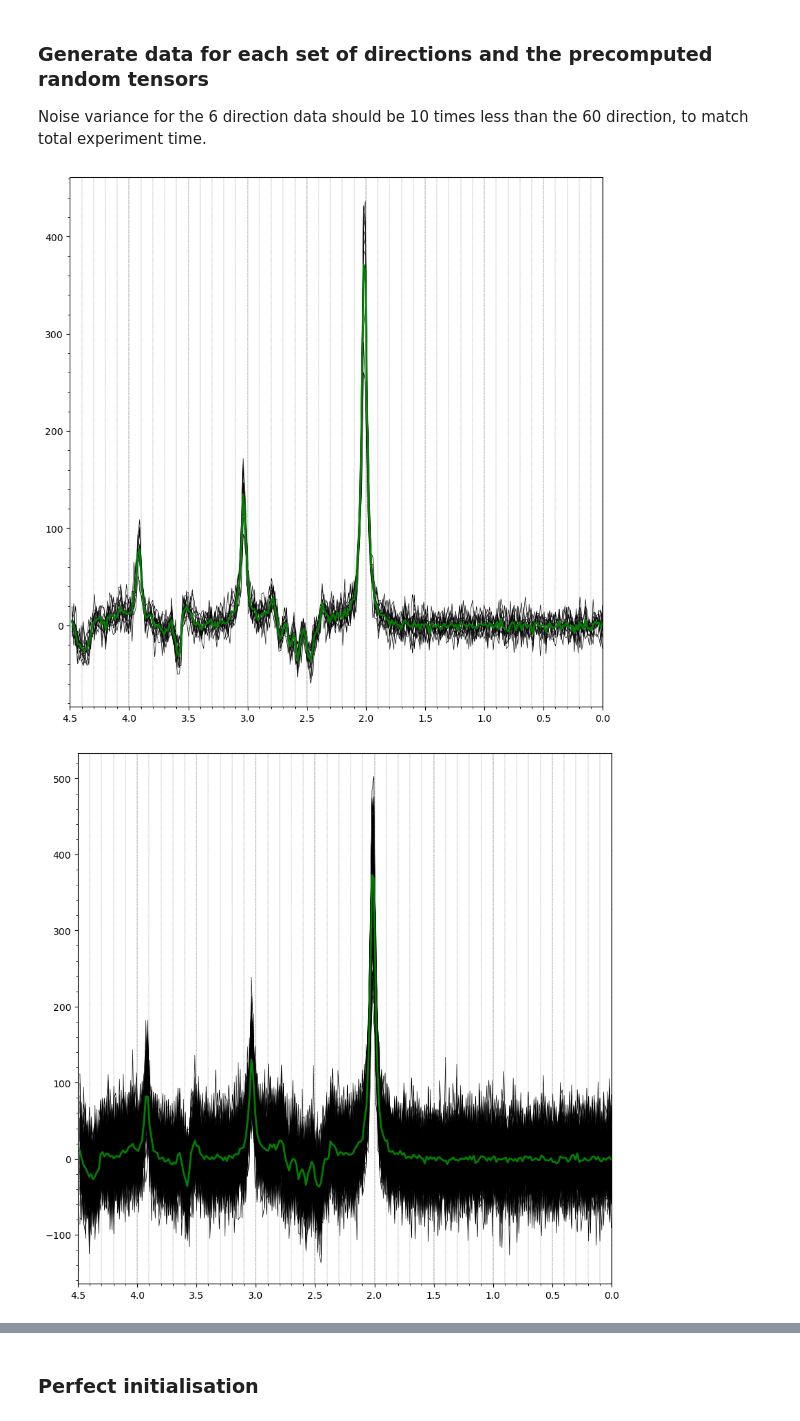
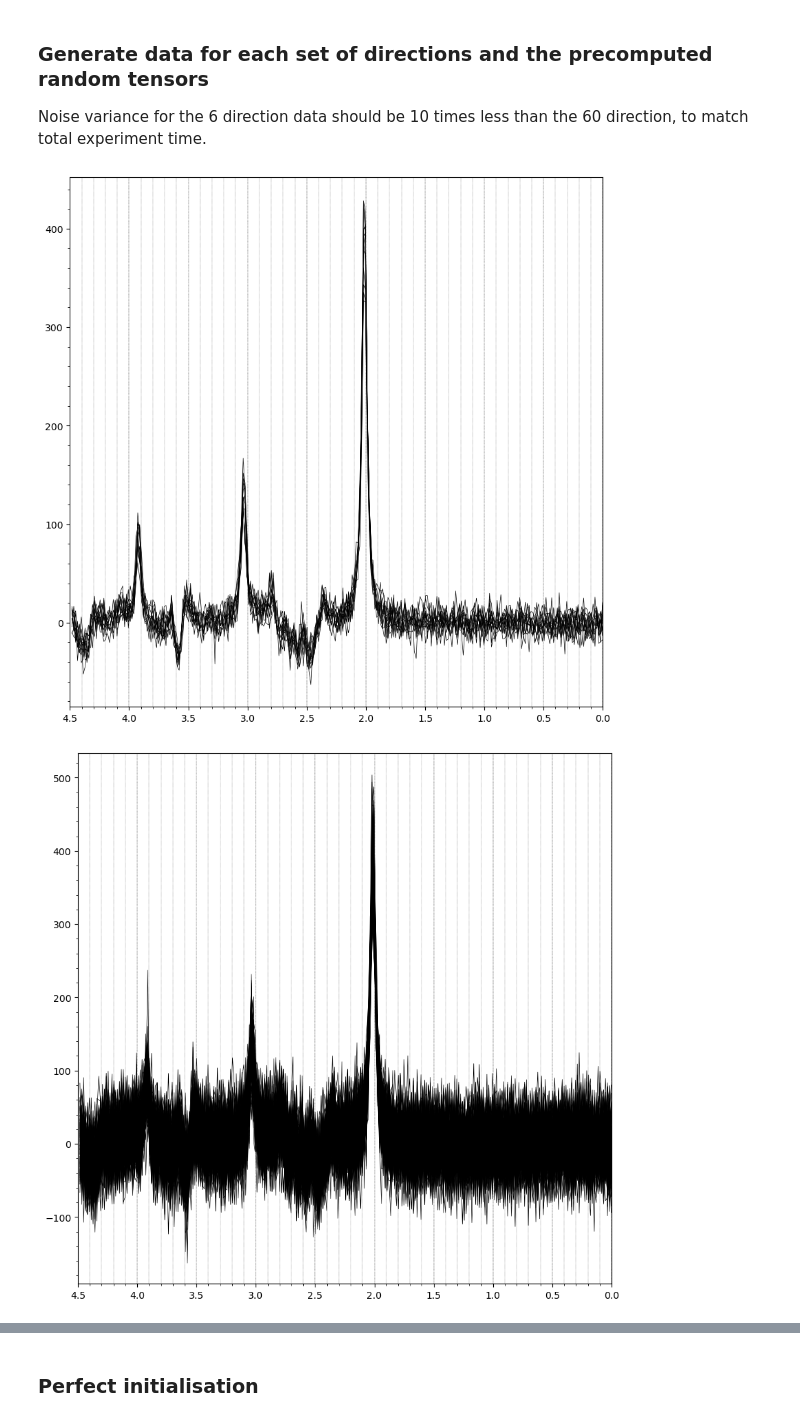
Before and after one commit to wtclarke/fsl-mrs-dynamic-fitting, a Jupyter notebook: dwmrs/1_simulation_dti/ball_and_sticks_simulation.ipynb, the cells around one changed output, grey strips where cells are left out. Saved outputs shown, nothing was run; the diff lists cells and outputs as text; code cells hidden in the pictures.

```diff
--- a/dwmrs/1_simulation_dti/ball_and_sticks_simulation.ipynb
+++ b/dwmrs/1_simulation_dti/ball_and_sticks_simulation.ipynb
@@ -41,8 +41,9 @@ def load_file(file_path, max_bvalue=3, plot=True):
 
     return bvecs * max_bvalue
 
-b_6_dir =load_file('b_1000_3000_6dir', max_bvalue=3, plot=True)
-b_60_dir =load_file('b_1000_3000_60dir', max_bvalue=3, plot=True)
+# B values in units of s/mm^2
+b_6_dir =load_file('b_1000_3000_6dir', max_bvalue=3000, plot=True)
+b_60_dir =load_file('b_1000_3000_60dir', max_bvalue=3000, plot=True)
 # %% [output]
 [figure]
 [figure]
@@ -61,18 +62,18 @@ def get_metabolite_bs_params(metab, adc_mean, adc_sd):
         # NAA is equally in two crossing fibres
         return {\
             f'conc_{metab}_d': adc[0],
-            f'conc_{metab}_th1': np.pi,
+            f'conc_{metab}_th1': np.pi/2,
             f'conc_{metab}_ph1': 0,
             f'conc_{metab}_f1': 0.5,
-            f'conc_{metab}_th2': np.pi,
-            f'conc_{metab}_ph2': np.pi,
+            f'conc_{metab}_th2': np.pi/2,
+            f'conc_{metab}_ph2': np.pi/2,
             f'conc_{metab}_f2': 0.5}
 
     elif metab == 'Ins':
         # Ins is in astrocytes, mostly non-directional
         return {\
             f'conc_{metab}_d': adc[0],
-            f'conc_{metab}_th1': np.pi,
+            f'conc_{metab}_th1': np.pi/2,
             f'conc_{metab}_ph1': 0,
             f'conc_{metab}_f1': 0.1,
             f'conc_{metab}_th2': 0,
@@ -82,15 +83,18 @@ def get_metabolite_bs_params(metab, adc_mean, adc_sd):
         # Mix of above
         return {\
             f'conc_{metab}_d': adc[0],
-            f'conc_{metab}_th1': np.pi,
+            f'conc_{metab}_th1': np.pi/2,
             f'conc_{metab}_ph1': 0,
             f'conc_{metab}_f1': 0.25,
-            f'conc_{metab}_th2': np.pi,
-            f'conc_{metab}_ph2': np.pi,
+            f'conc_{metab}_th2': np.pi/2,
+            f'conc_{metab}_ph2': np.pi/2,
             f'conc_{metab}_f2': 0.25}
 
     else:
         raise ValueError(f'{metab} Metabolite not recognised')
 
-print(get_metabolite_bs_params('NAA', 0.22, 0.02))
+diffusivity_mean = 2E-4  # in mm^2/s (to match s/mm^2 b values)
+diffusivity_sd = 2E-5  # in mm^2/s (to match s/mm^2 b values)
+
+print(get_metabolite_bs_params('NAA', diffusivity_mean, diffusivity_sd))
 # %% [output]
@@ -111,37 +115,37 @@ def generate_dataset(directions, noisevar, defined_values):
         ignore=ignore_metabs,
         metab_groups=None,
         ind_scaling=None,
         concentrations=None,
         baseline_order=0,
         baseline_ppm=None,
         defined_vals=defined_vals,
         param_noise=None,
         param_rel_noise=None,
         noisecovariance=[[noisevar]],
         bandwidth=2000,
         points=1024
     )
 
-    _ = splot.plot_spectra(mrs_list)
+    _ = splot.plot_spectra(mrs_list, plot_avg=False)
     truth_df = pd.Series(ground_truth, index=vm_obj.free_names)
     return mrs_list, truth_df
 
 from fsl_mrs.utils.synthetic.synthetic_from_basis import standardConcentrations
 std_concs = standardConcentrations(basis.names)
 
 defined_vals = {
     'gamma_0': 16,
     'sigma_0': 0
 }
 for name, conc in zip(basis.get_formatted_names(ignore_metabs), std_concs):
     defined_vals[f'conc_{name}_c_S0'] = conc
-    defined_vals.update(get_metabolite_bs_params(name, 0.22, 0.02))
+    defined_vals.update(get_metabolite_bs_params(name, diffusivity_mean, diffusivity_sd))
 
 mrs_list_6, truth_df_6 = generate_dataset(b_6_dir, 100, defined_vals)
 mrs_list_60, truth_df_60 = generate_dataset(b_60_dir, 1000, defined_vals)
 # %% [output]
-[figure, old version]
+[figure, new version]
-[figure, old version]
+[figure, new version]
 # %%
 from fsl_mrs.dynamic import dynMRS
 
```
Also changed, not shown: parts of 17 cells of this notebook.
